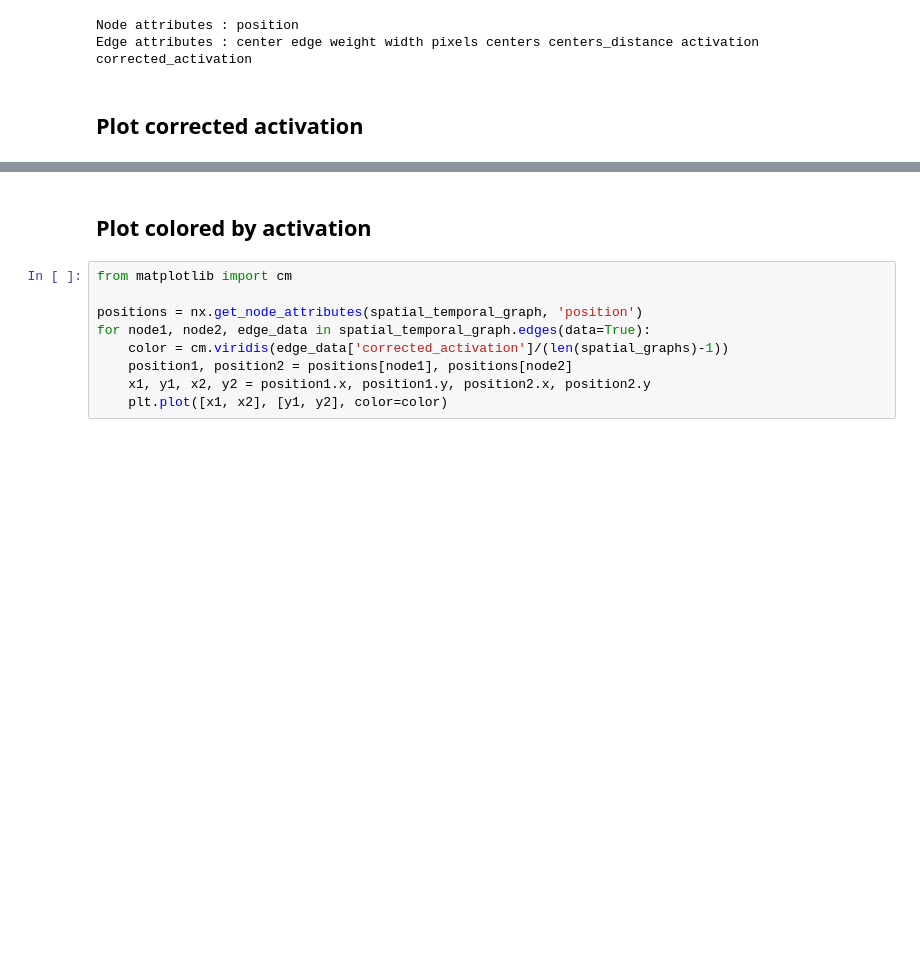
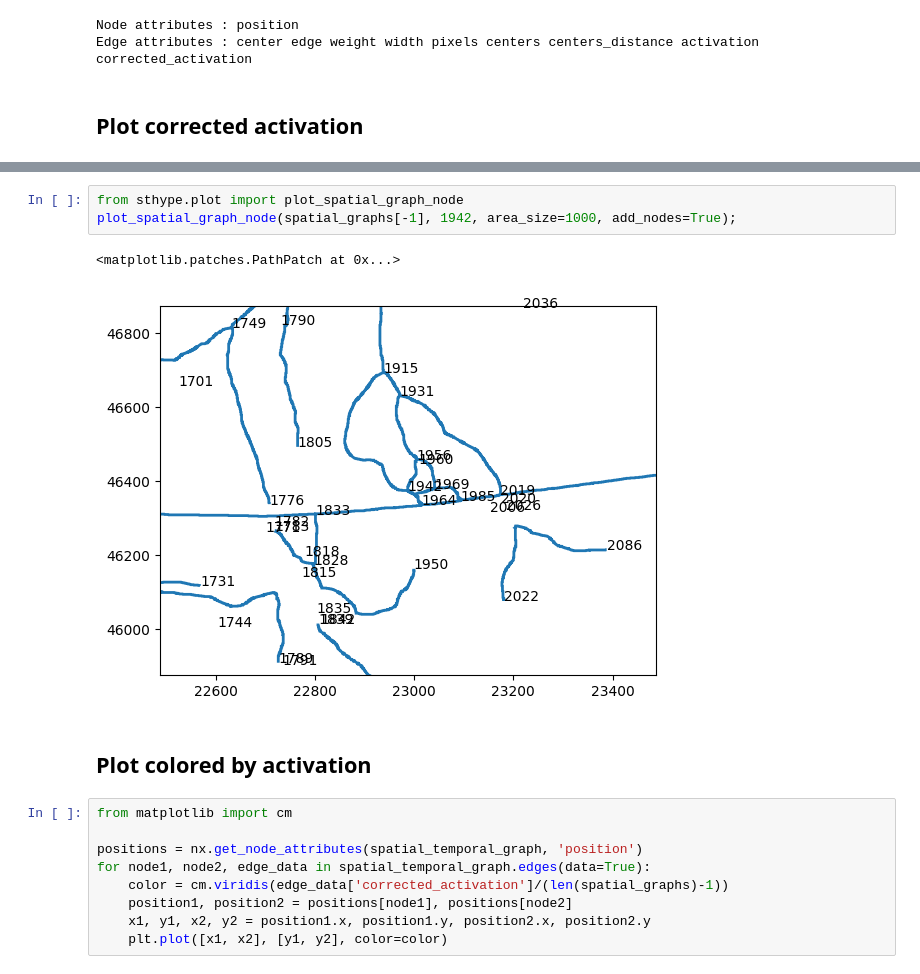
Before and after one commit to amin942001/STHype, a Jupyter notebook: examples/amftrack.ipynb, the cells around one changed output, grey strips where cells are left out. Saved outputs shown, nothing was run; the diff lists cells and outputs as text; blank space fills up the shorter version.

```diff
--- a/examples/amftrack.ipynb
+++ b/examples/amftrack.ipynb
@@ -103,3 +123,9 @@ plt.plot(corrected_activations);
+# %%
+from sthype.plot import plot_spatial_graph_node
+plot_spatial_graph_node(spatial_graphs[-1], 1942, area_size=1000, add_nodes=True);
+# %% [output]
+<matplotlib.patches.PathPatch at 0x...>
+[figure, added]
 # %% [markdown]
 ## Plot colored by activation
 # %%
```
Also changed, not shown: parts of 2 cells of this notebook, 1 other file.
